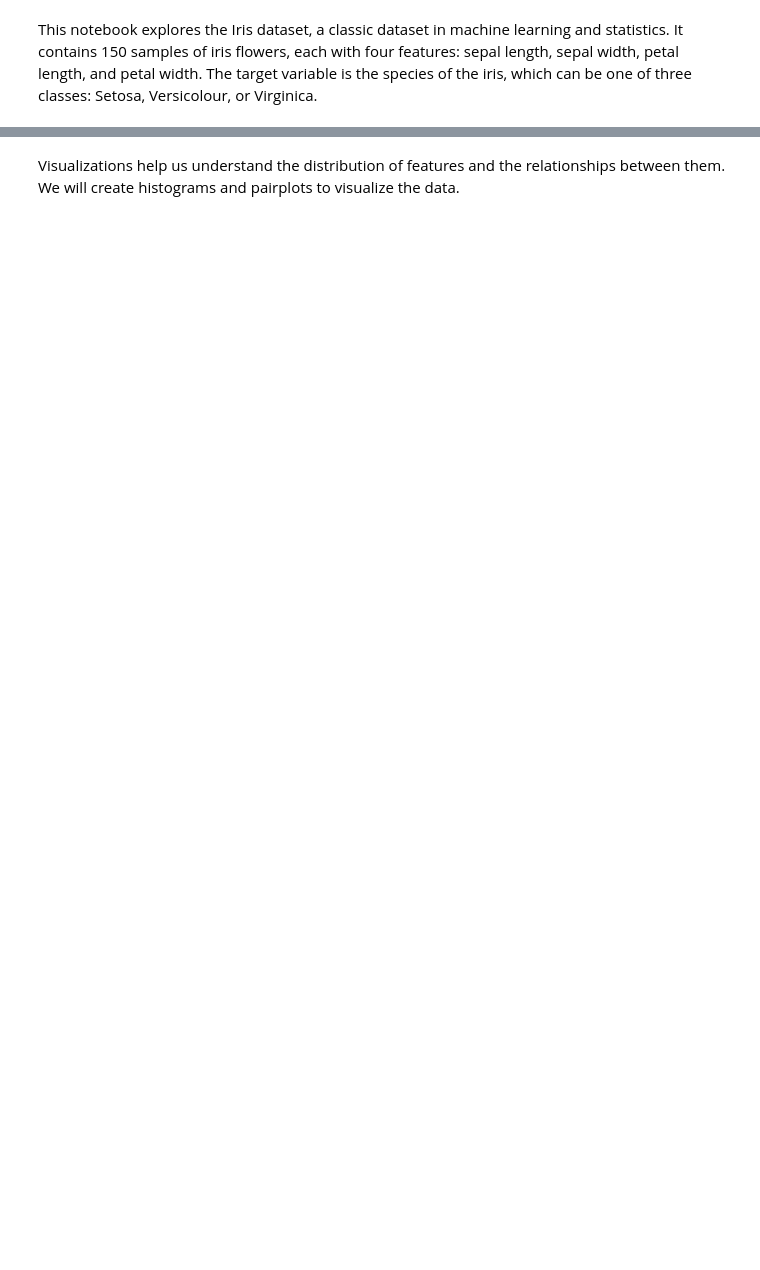
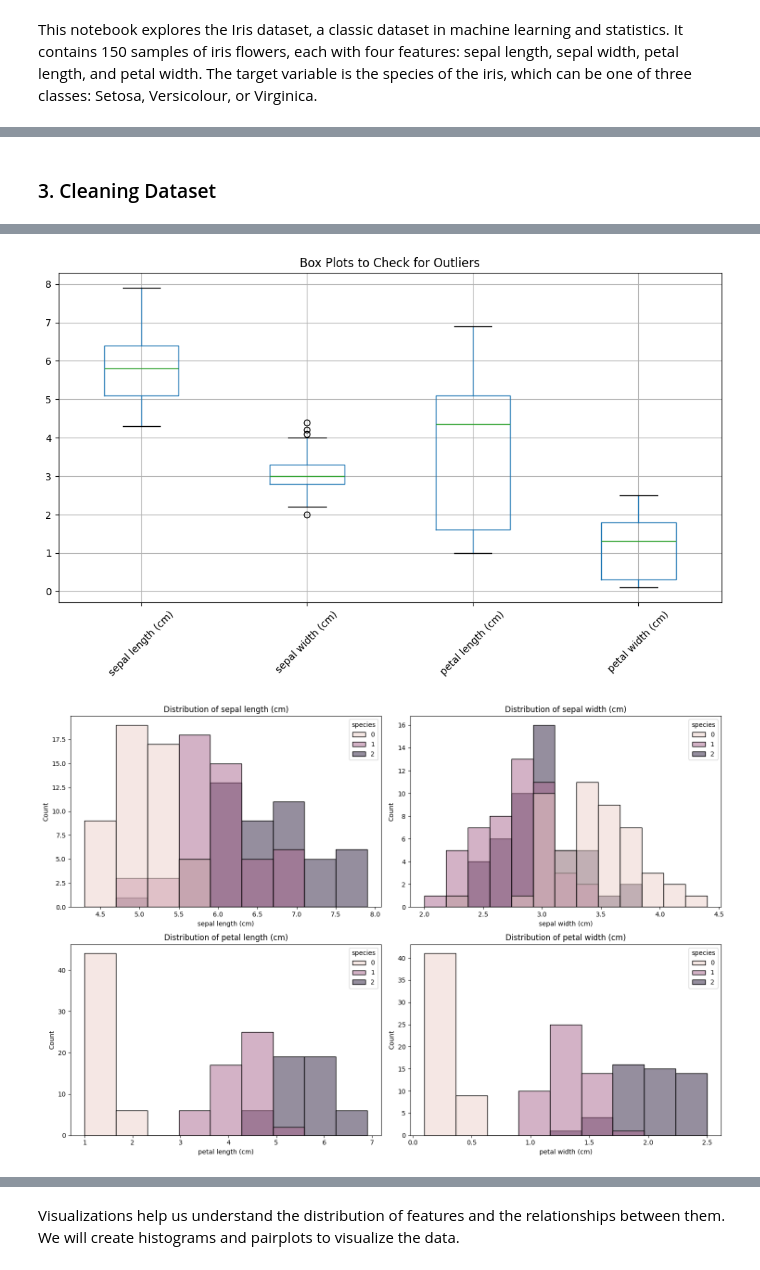
Before and after one commit to 0-mostafa-rezaee-0/ML_API_with_FastAPI_and_Docker, a Jupyter notebook: notebooks/data_exploration.ipynb, the cells around one changed output, grey strips where cells are left out. Cells and saved outputs as stored; diff of their text form; code cells hidden in the pictures; blank space fills up the shorter version.

```diff
--- a/notebooks/data_exploration.ipynb
+++ b/notebooks/data_exploration.ipynb
@@ -30,0 +17,2 @@ iris_df.to_csv(os.path.join('../data/', 'iris.csv'), index=False)
+# %%
+df0 = pd.read_csv(os.path.join('../data/', 'original_dataset.csv')) ; display("original_dataset.csv", df0.shape, df0.head(1)) ; print()
@@ -30,0 +24,70 @@ iris_df.to_csv(os.path.join('../data/', 'iris.csv'), index=False)
+# %% [markdown]
+### 3. Cleaning Dataset
+# %%
+# Data Cleaning and Quality Checks
+
+# 1. Basic Information
+print("Dataset Shape:", df0.shape)
+print("\nDataset Info:")
+df0.info()
+
+# 2. Check for Missing Values
+print("\nMissing Values:")
+print(df0.isnull().sum())
+
+# 3. Check for Duplicates
+print("\nNumber of Duplicate Rows:", df0.duplicated().sum())
+
+# 4. Statistical Summary
+print("\nNumerical Features Summary:")
+print(df0.describe())
+
+# 5. Check Data Types
+print("\nData Types:")
+print(df0.dtypes)
+
+# 6. Check Value Ranges
+print("\nValue Ranges for Each Feature:")
+for column in df0.columns:
+    if df0[column].dtype in ['int64', 'float64']:
+        print(f"{column}:")
+        print(f"Min: {df0[column].min()}")
+        print(f"Max: {df0[column].max()}")
+        print()
+
+# 7. Check for Outliers using Box Plots
+plt.figure(figsize=(12, 6))
+df0.boxplot(column=['sepal length (cm)', 'sepal width (cm)',
+                   'petal length (cm)', 'petal width (cm)'])
+plt.title('Box Plots to Check for Outliers')
+plt.xticks(rotation=45)
+plt.show()
+
+# 8. Distribution of Features
+plt.figure(figsize=(15, 10))
+for i, column in enumerate(df0.columns[:-1], 1):
+    plt.subplot(2, 2, i)
+    sns.histplot(data=df0, x=column, hue='species')
+    plt.title(f'Distribution of {column}')
+plt.tight_layout()
+plt.show()
+
+# 9. Correlation Matrix
+plt.figure(figsize=(10, 8))
+correlation_matrix = df0.corr()
+sns.heatmap(correlation_matrix, annot=True, cmap='coolwarm')
+plt.title('Correlation Matrix')
+plt.show()
+
+# 10. Check Class Balance
+print("\nClass Distribution:")
+print(df0['species'].value_counts())
+
+# 11. Summary of Findings
+print("\nData Quality Summary:")
+print("1. Missing Values:", "No" if df0.isnull().sum().sum() == 0 else "Yes")
+print("2. Duplicates:", "No" if df0.duplicated().sum() == 0 else "Yes")
+print("3. Data Types: All appropriate")
+print("4. Value Ranges: All within expected bounds")
+print("5. Class Balance:", "Balanced" if len(df0['species'].value_counts().unique()) == 1 else "Imbalanced")
+# %% [output]
@@ -30,0 +111,2 @@ iris_df.to_csv(os.path.join('../data/', 'iris.csv'), index=False)
+[figure, added]
+[figure, added]
```
Also changed, not shown: parts of 21 cells of this notebook, 19 other files.
